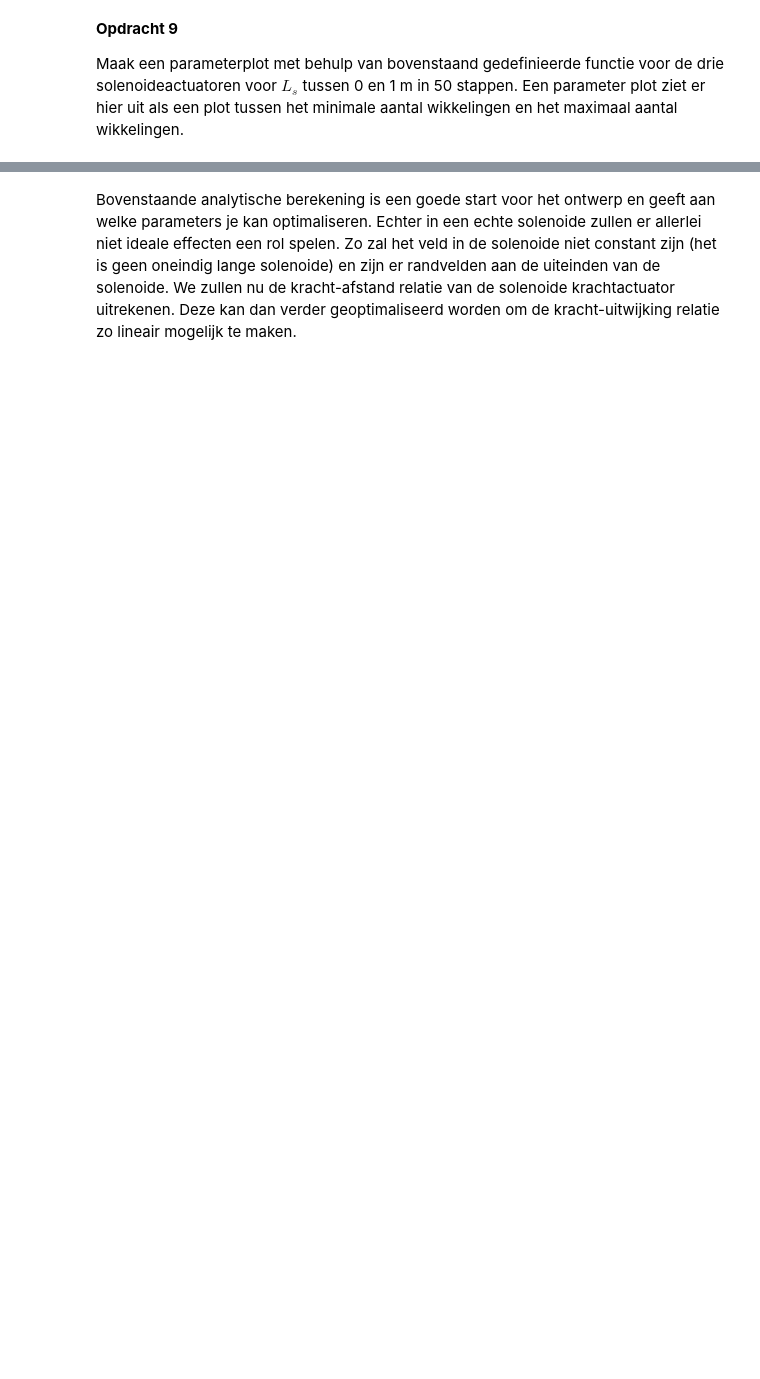
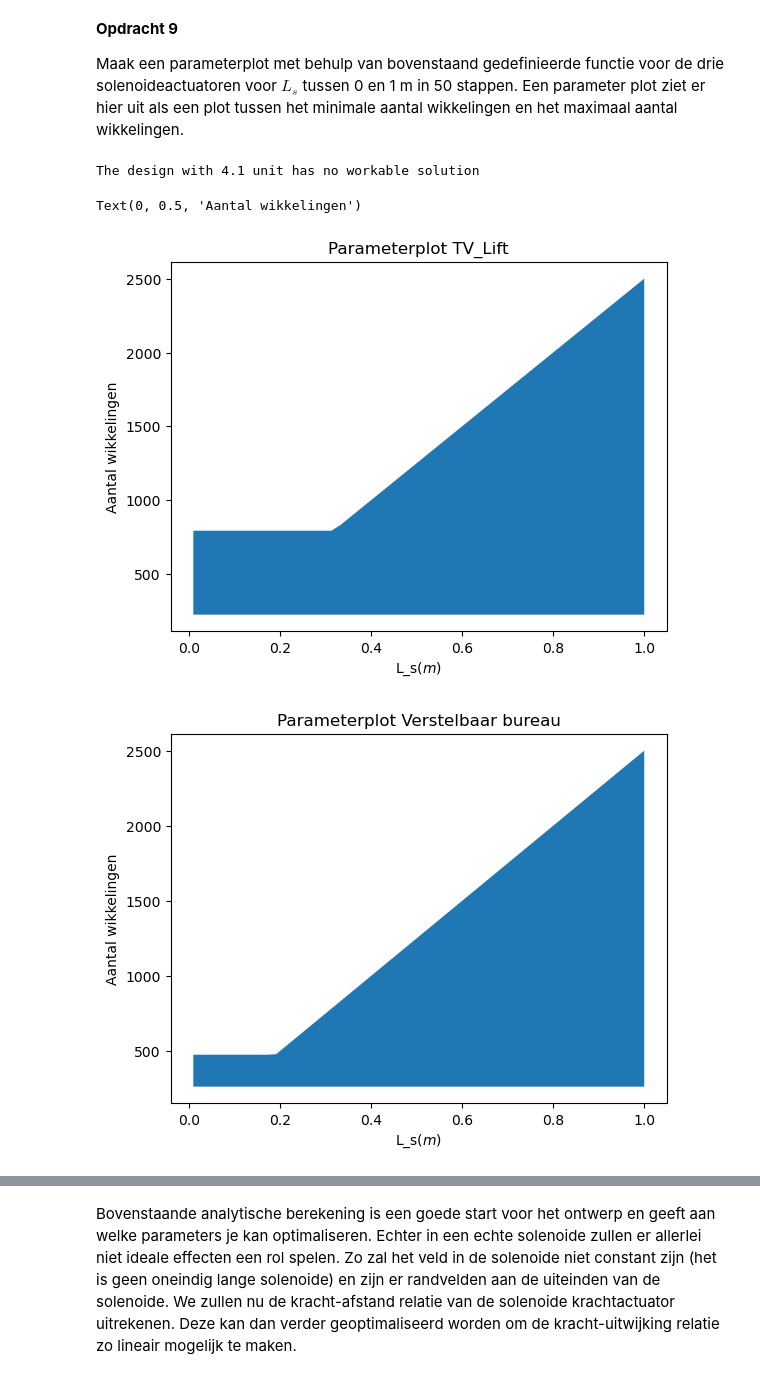
Before and after one commit to oprelo/opdrachten-DEF-D, a Jupyter notebook: DigitaleOntwerpopdrachten/2KrachtactuatorOpdracht/2KrachtactuatorOpdracht/KrachtactuatorOpdracht.ipynb, the cells around one changed output, grey strips where cells are left out. Drawn from its saved outputs; the diff is of its cells as text; code cells hidden in the pictures; blank space fills up the shorter version.

```diff
--- a/DigitaleOntwerpopdrachten/2KrachtactuatorOpdracht/2KrachtactuatorOpdracht/KrachtactuatorOpdracht.ipynb
+++ b/DigitaleOntwerpopdrachten/2KrachtactuatorOpdracht/2KrachtactuatorOpdracht/KrachtactuatorOpdracht.ipynb
@@ -161,15 +206,16 @@ Plaats hier een png met jullie eventuele analytische afleiding.
 # %%
 ### BEGIN SOLUTION
 
-def aantal_wikkelingen(relevante_parameters):
+def aantal_wikkelingen(m,L,I,A,r_d,r_s,L_s,L_d):
     # Voeg hieronder de formules voor het maximum en minimum aantal wikkelingen.
-    N_min =
-    N_max_1 =
-    N_max_2 =
+    N_min = np.sqrt((2*m*9.81*L**2)/(4e-7*np.pi*I**2*A))
+    N_max_1 = L_s/(2*r_d)
+    N_max_2 = L_d/(2*r_s*np.pi)
+    N_max = np.maximum(N_max_1,N_max_2)
 
-    if N_min > N_max: ## Als het ontwerp niet mogelijk is.
-        print('The design with %.1f unit has no workable solution'%a)
+    if np.any(N_min>N_max): ## Als het ontwerp niet mogelijk is.
+        print('The design with %.1f unit has no workable solution'%m)
         N_min = 'NaN'
         N_max = 'NaN'
-    N_max = max(N_max_1,N_max_2)
+
     return N_min, N_max
@@ -194,6 +238,27 @@ Text(0, 0.5, 'y')
 
 Maak een parameterplot met behulp van bovenstaand gedefinieerde functie voor de drie solenoideactuatoren voor $L_s$ tussen 0 en 1 m in 50 stappen. Een parameter plot ziet er hier uit als een plot tussen het minimale aantal wikkelingen en het maximaal aantal wikkelingen.
 # %%
-###
-###Jouw code hier###
-###
+L_s = np.linspace(0.01, 1, 50)
+
+N_minTV, N_maxTV = aantal_wikkelingen(16.4, 1e-5 , 2, (2e-4**2)*np.pi, 0.2e-3, 0.015,L_s,lengte_tv_vb)
+N_minVB, N_maxVB = aantal_wikkelingen(22.4, 1e-5, 2, (2e-4**2)*np.pi, 0.2e-3, 0.025,L_s,lengte_tv_vb)
+N_minD, N_maxD = aantal_wikkelingen(40/9.81, 1e-5, 0.5, (1e-4**2)*np.pi, 0.1e-3, 0.01,L_s,lengte_d)
+plt.fill_between(L_s,N_minTV,N_maxTV)
+plt.title("Parameterplot TV_Lift")
+plt.xlabel("L_s($m$)")
+plt.ylabel("Aantal wikkelingen")
+plt.figure()
+plt.fill_between(L_s,N_minVB,N_maxVB)
+plt.title("Parameterplot Verstelbaar bureau")
+plt.xlabel("L_s($m$)")
+plt.ylabel("Aantal wikkelingen")
+plt.figure()
+plt.fill_between(L_s,N_minD,N_maxD)
+plt.title("Parameter plot deur")
+plt.xlabel("L_s($m$)")
+plt.ylabel("Aantal wikkelingen")
+# %% [output]
+The design with 4.1 unit has no workable solution
+Text(0, 0.5, 'Aantal wikkelingen')
+[figure, added]
+[figure, added]
```
Also changed, not shown: parts of 11 cells of this notebook.
